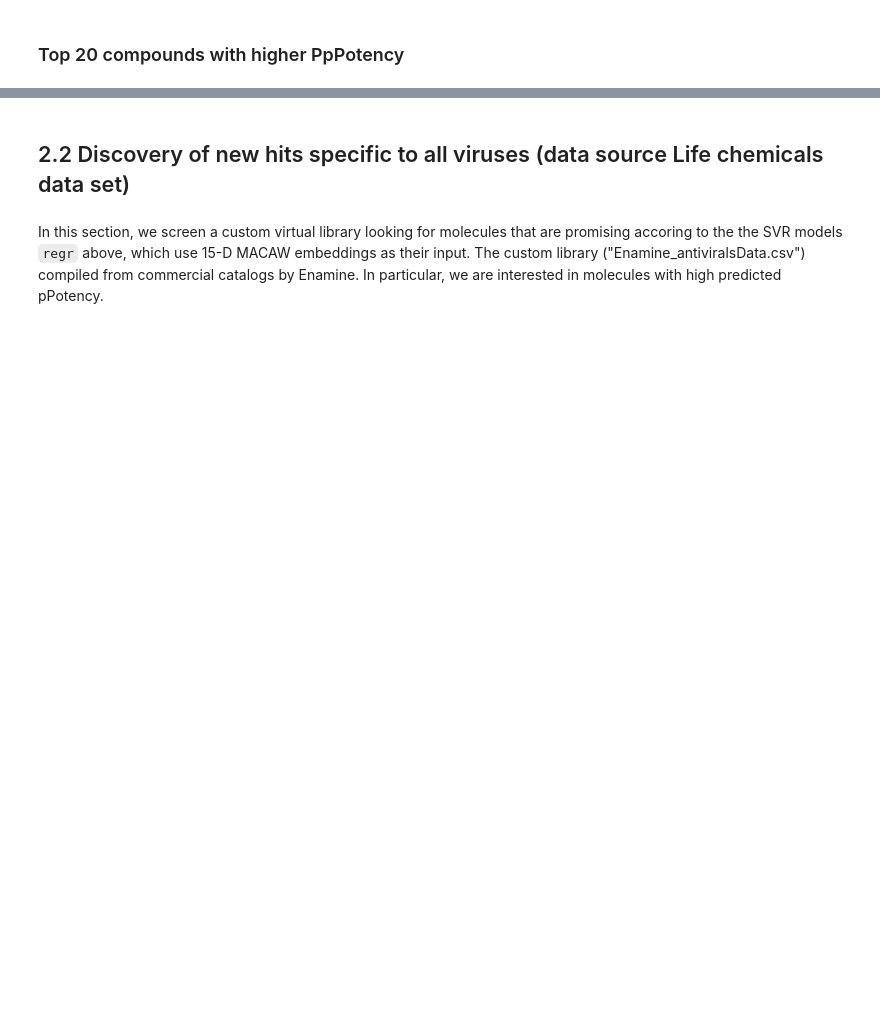
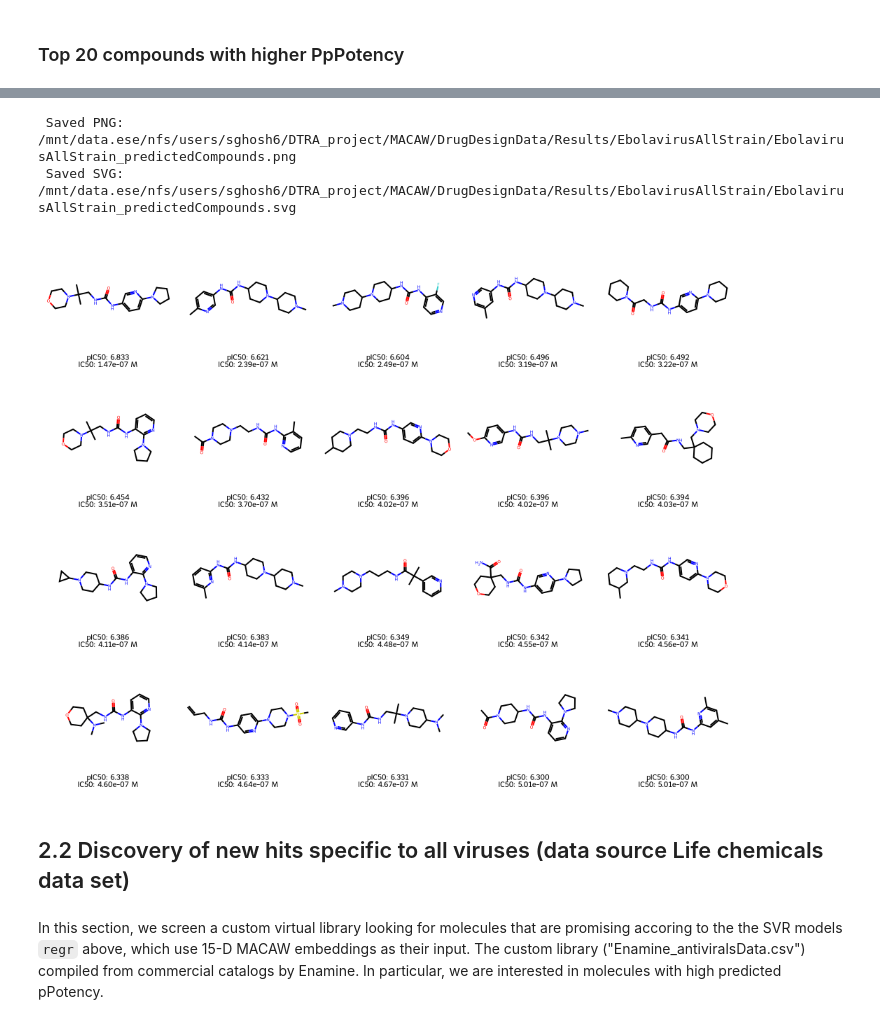
Before and after one commit to soumyadeepghosh35/DTRA_DrugDesign, a Jupyter notebook: PubchemData/Step3_MACAW_virus-Ebola-allStrains.ipynb, the cells around one changed output, grey strips where cells are left out. Saved outputs shown, nothing was run; the diff lists cells and outputs as text; code cells hidden in the pictures; blank space fills up the shorter version.

Commit message:
added compounds in ebola virus all strain

```diff
--- a/PubchemData/Step3_MACAW_virus-Ebola-allStrains.ipynb
+++ b/PubchemData/Step3_MACAW_virus-Ebola-allStrains.ipynb
@@ -701,7 +683,7 @@ Import all necessary libraries
 # %% [markdown]
 In this section, we screen a custom virtual library looking for molecules that are promising accoring to the the SVR models `regr` above, which use 15-D MACAW embeddings as their input. The custom library ("Enamine_antiviralsData.csv") compiled from commercial catalogs by Enamine. In particular, we are interested in molecules with high predicted pPotency.
 # %%
-EnamineAntiviralsData = pd.read_csv(dataDir + "Enamine_Antiviral_Library_plated_3200cmpds_20251019.csv",
+EnamineAntiviralsData = pd.read_csv(dataDir + "Enamine/Enamine_Antiviral_Library_plated_3200cmpds_20251019.csv",
                                     sep=",", comment=None, skipinitialspace=True, engine="python", encoding="utf-8",
                                      skiprows=1, skip_blank_lines=True)
 print(EnamineAntiviralsData.shape)
@@ -849,7 +864,7 @@ import os
 from PIL import Image
 
 # Setup paths
-output_dir = resultsDir + 'Ebolavirus/'
+output_dir = resultsDir + 'EbolavirusAllStrain/'
 os.makedirs(output_dir, exist_ok=True)
 
 # Get molecules
@@ -863,35 +878,39 @@ for idx, row in EnamineAntiviralsData_top20[:50].iterrows():
 
 # Generate PNG image
 img = Draw.MolsToGridImage(
     molecules,
     subImgSize=(200, 200),
     molsPerRow=5,
     useSVG=False,
     legends=legends,
     returnPNG=False  # Returns PIL Image object
 )
 
 # Save PNG
-output_png = output_dir + 'EbolaVirus_predictedCompounds.png'
+output_png = output_dir + 'EbolavirusAllStrain_predictedCompounds.png'
 img.save(output_png, dpi=(600, 600))
 print(f" Saved PNG: {output_png}")
 
 # Generate and save SVG
 svg = Draw.MolsToGridImage(
     molecules,
     subImgSize=(200, 200),
     molsPerRow=5,
     useSVG=True,
     legends=legends
 )
 
-output_svg = output_dir + 'EbolaVirus_predictedCompounds.svg'
+output_svg = output_dir + 'EbolavirusAllStrain_predictedCompounds.svg'
 with open(output_svg, 'w') as f:
     f.write(svg.data)
 print(f" Saved SVG: {output_svg}")
 
 
 display(img)
+# %% [output]
+ Saved PNG: /mnt/data.ese/nfs/users/sghosh6/DTRA_project/MACAW/DrugDesignData/Results/EbolavirusAllStrain/EbolavirusAllStrain_predictedCompounds.png
+ Saved SVG: /mnt/data.ese/nfs/users/sghosh6/DTRA_project/MACAW/DrugDesignData/Results/EbolavirusAllStrain/EbolavirusAllStrain_predictedCompounds.svg
+[figure, added]
 # %% [markdown]
 ## 2.2 Discovery of new hits specific to all viruses (data source Life chemicals data set)
 # %% [markdown]
```
Also changed, not shown: parts of 19 cells of this notebook.
